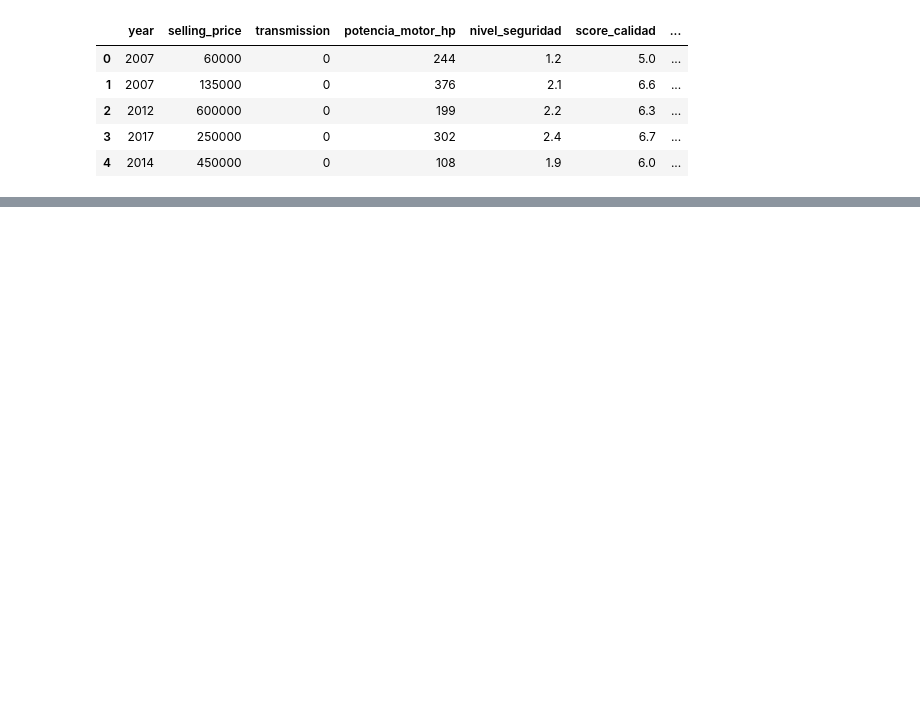
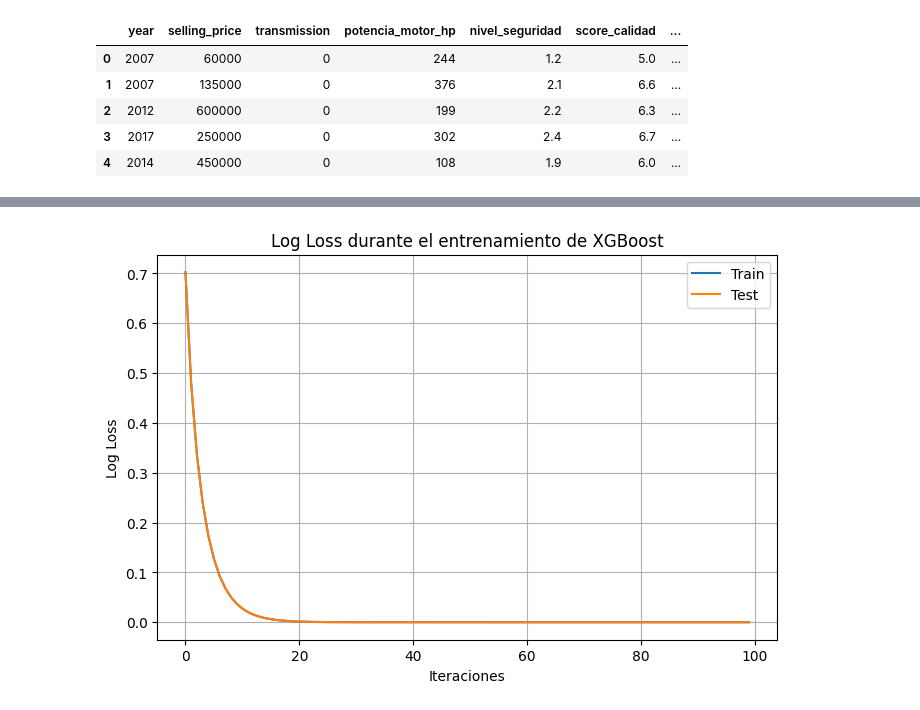
Before and after one commit to GorgeLop07/HACKATON---InnovaLab, a Jupyter notebook: Entrenamiento_Dani_Diego.ipynb, the cells around one changed output, grey strips where cells are left out. Cells and saved outputs as stored; diff of their text form; code cells hidden in the pictures; blank space fills up the shorter version.

Commit message:
Agregue Verificadores del Modelo

```diff
--- a/Entrenamiento_Dani_Diego.ipynb
+++ b/Entrenamiento_Dani_Diego.ipynb
@@ -18,7 +19,7 @@ X = df.drop(columns=["calidad_auto_num"])
 y = df["calidad_auto_num"]
 X_train, X_test, y_train, y_test = train_test_split(X, y, test_size=0.2, random_state=42)
 modelo = XGBClassifier(use_label_encoder=False, eval_metric="mlogloss")
-modelo.fit(X_train, y_train)
+modelo.fit(X_train, y_train, eval_set=[(X_train, y_train), (X_test, y_test)], verbose=True)
 y_pred = modelo.predict(X_test)
 print(classification_report(y_test, y_pred, target_names=["Baja", "Media", "Alta"]))
 # %% [output]
@@ -36,0 +81,17 @@ Parameters: { "use_label_encoder" } are not used.
+# %%
+#Este valor lo obtenemos de nuestro evalset, guardando literalmente los resultados de cada evaluacion
+eval_result = modelo.evals_result()
+
+#Al tener como metrica de evaluacion a LogLoss la aprovechamos para graficar
+epochs = len(eval_result['validation_0']['mlogloss'])
+x_axis = range(epochs)
+
+plt.figure(figsize=(8, 5))
+plt.plot(x_axis, eval_result['validation_0']['mlogloss'], label='Train')
+plt.plot(x_axis, eval_result['validation_1']['mlogloss'], label='Test')
+plt.xlabel("Iteraciones"); plt.ylabel("Log Loss")
+plt.title("Log Loss durante el entrenamiento de XGBoost")
+plt.legend(); plt.grid(True)
+plt.show()
+# %% [output]
+[figure, added]
```
Also changed, not shown: parts of 3 cells of this notebook.
